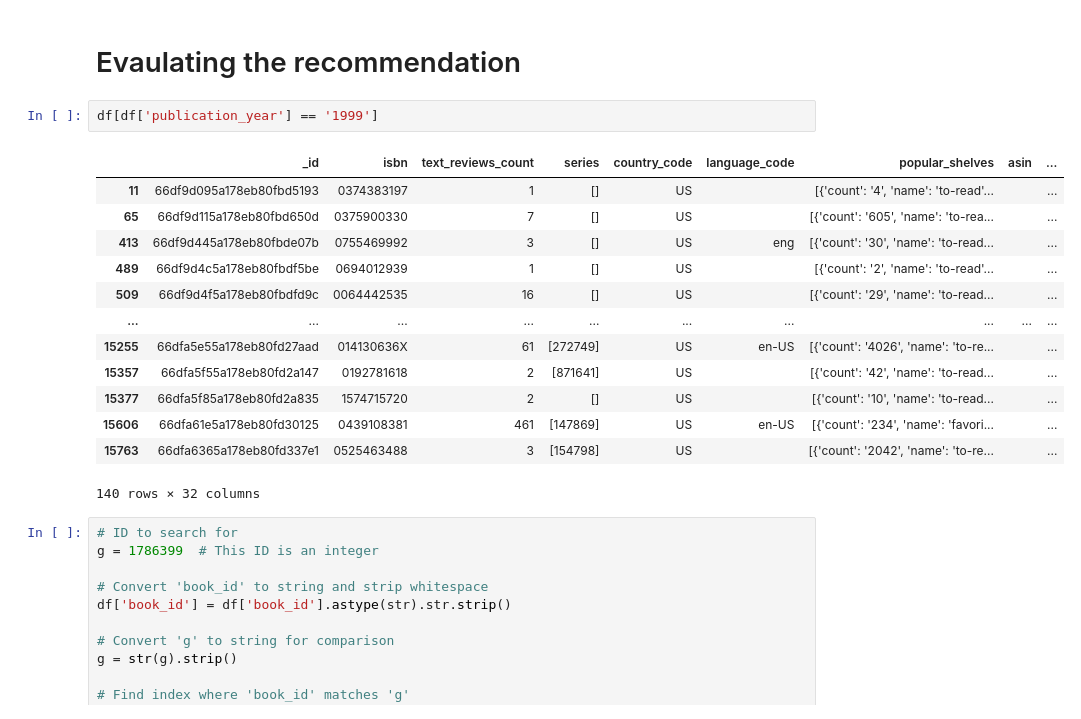
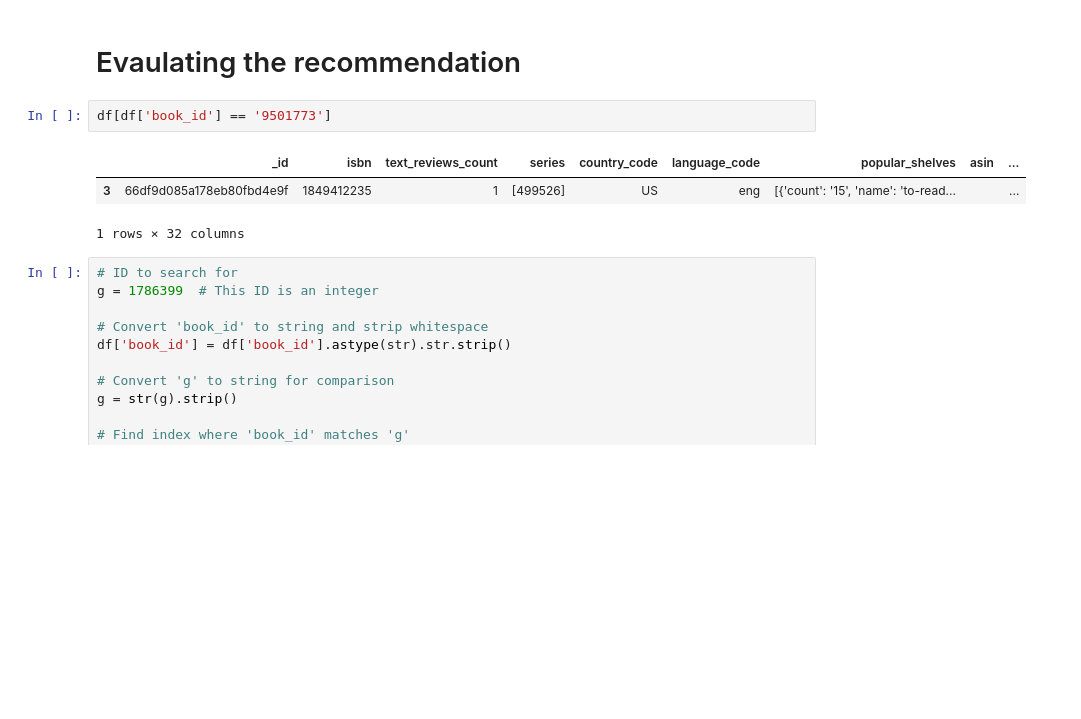
Before and after one commit to MelissaJ4/Project-4, a Jupyter notebook: NLPContentFiltering-jl.ipynb, the cells around one changed output. Drawn from its saved outputs; the diff is of its cells as text; blank space fills up the shorter version.

```diff
--- a/NLPContentFiltering-jl.ipynb
+++ b/NLPContentFiltering-jl.ipynb
@@ -156,21 +156,11 @@ count_rev
 # %% [markdown]
 # Evaulating the recommendation
 # %%
-df[df['publication_year'] == '1999']
+df[df['book_id'] == '9501773']
 # %% [output]
 |  | _id | isbn | text_reviews_count | series | country_code | language_code | popular_shelves | asin | ... |
-| 11 | 66df9d095a178eb80fbd5193 | 0374383197 | 1 | [] | US |  | [{'count': '4', 'name': 'to-read'... |  | ... |
-| 65 | 66df9d115a178eb80fbd650d | 0375900330 | 7 | [] | US |  | [{'count': '605', 'name': 'to-rea... |  | ... |
-| 413 | 66df9d445a178eb80fbde07b | 0755469992 | 3 | [] | US | eng | [{'count': '30', 'name': 'to-read... |  | ... |
-| 489 | 66df9d4c5a178eb80fbdf5be | 0694012939 | 1 | [] | US |  | [{'count': '2', 'name': 'to-read'... |  | ... |
-| 509 | 66df9d4f5a178eb80fbdfd9c | 0064442535 | 16 | [] | US |  | [{'count': '29', 'name': 'to-read... |  | ... |
-| ... | ... | ... | ... | ... | ... | ... | ... | ... | ... |
-| 15255 | 66dfa5e55a178eb80fd27aad | 014130636X | 61 | [272749] | US | en-US | [{'count': '4026', 'name': 'to-re... |  | ... |
-| 15357 | 66dfa5f55a178eb80fd2a147 | 0192781618 | 2 | [871641] | US |  | [{'count': '42', 'name': 'to-read... |  | ... |
-| 15377 | 66dfa5f85a178eb80fd2a835 | 1574715720 | 2 | [] | US |  | [{'count': '10', 'name': 'to-read... |  | ... |
-| 15606 | 66dfa61e5a178eb80fd30125 | 0439108381 | 461 | [147869] | US | en-US | [{'count': '234', 'name': 'favori... |  | ... |
-| 15763 | 66dfa6365a178eb80fd337e1 | 0525463488 | 3 | [154798] | US |  | [{'count': '2042', 'name': 'to-re... |  | ... |
+| 3 | 66df9d085a178eb80fbd4e9f | 1849412235 | 1 | [499526] | US | eng | [{'count': '15', 'name': 'to-read... |  | ... |
-140 rows × 32 columns
+1 rows × 32 columns
 # %%
 # ID to search for
 g = 1786399  # This ID is an integer
```
Also changed, not shown: parts of 2 cells of this notebook.
